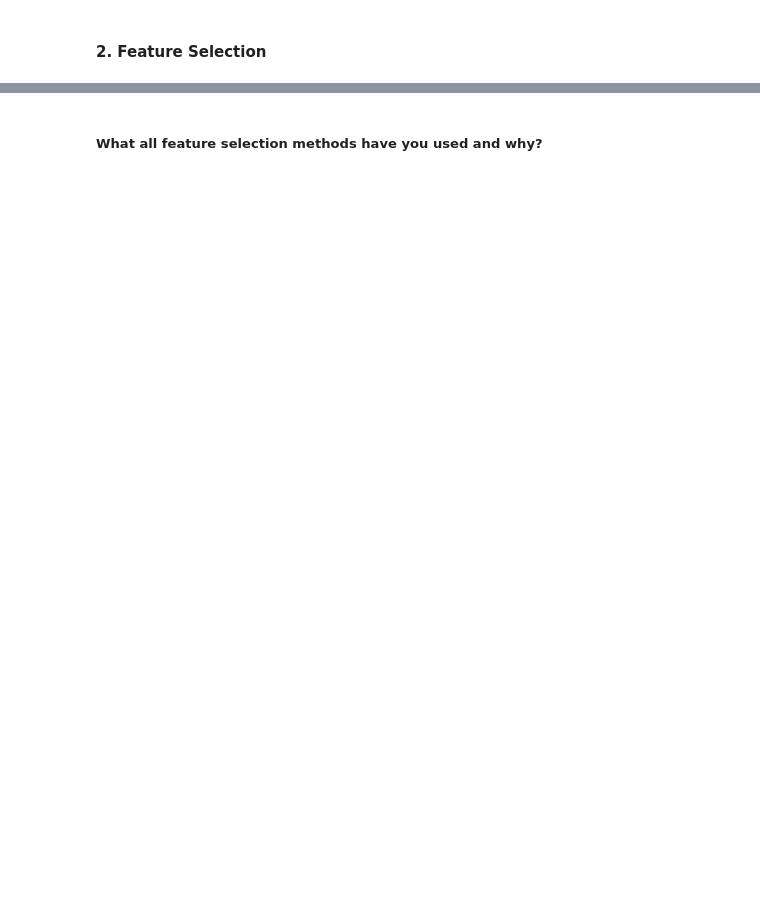
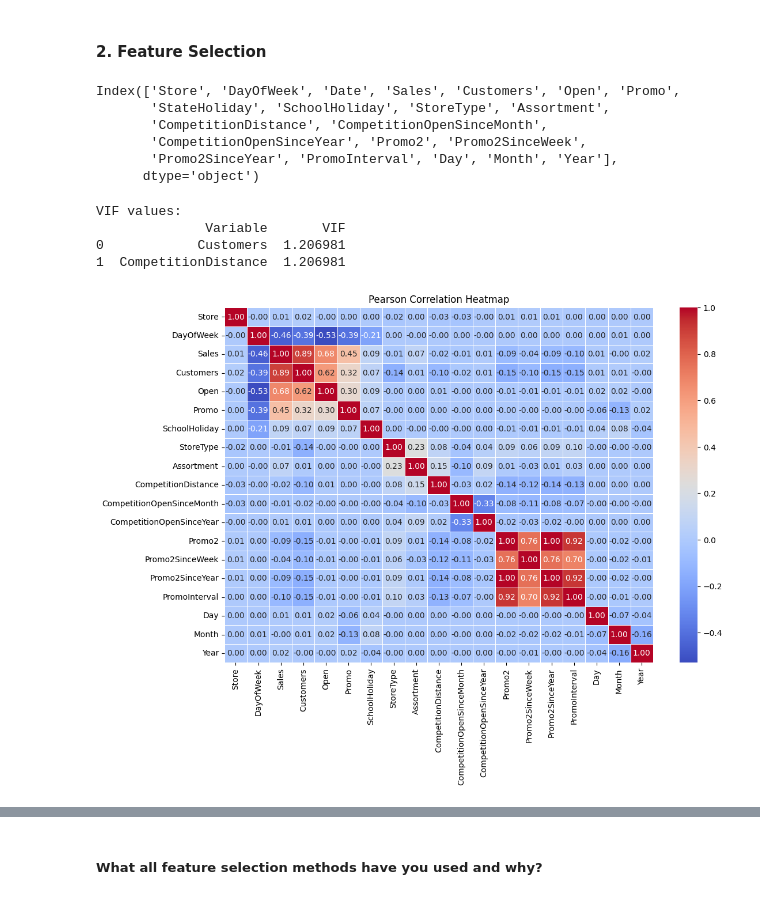
Before and after one commit to satyamkulkarni122/Assignment, a Jupyter notebook: Project_Retail_Sales_Predictions.ipynb, the cells around one changed output, grey strips where cells are left out. Cells and saved outputs as stored; diff of their text form; code cells hidden in the pictures; blank space fills up the shorter version.

```diff
--- a/Project_Retail_Sales_Predictions.ipynb
+++ b/Project_Retail_Sales_Predictions.ipynb
@@ -476,9 +483,6 @@ final1['Date'] = pd.to_datetime(final1['Date'])
 final1['Day'] = final1['Date'].dt.day
 final1['Month'] = final1['Date'].dt.month
 final1['Year'] = final1['Date'].dt.year
-
-# Remove Date column
-final1 = final1.drop('Date', axis=1)
 # %% [markdown]
 ### What all manipulations have you done and insights you found?
 # %% [markdown]
@@ -1172,0 +1186,21 @@ Answer Here.
+# %%
+# Perform Statistical Test to obtain P-Value
+final1['Date'] = pd.to_datetime(final1['Date'])
+
+# Sort the DataFrame by the 'Date' column
+final1_sorted = final1.sort_values('Date')
+
+# Set the date to split the data
+split_date = pd.to_datetime('01-08-2015')
+
+# Split the data into training and testing sets
+train_data = final1_sorted[final1_sorted['Date'] < split_date]
+test_data = final1_sorted[final1_sorted['Date'] >= split_date]
+
+# Extracting X and y from the training set
+X_train = train_data[['Customers', 'Open', 'Promo', 'SchoolHoliday']]
+y_train = train_data['Sales']
+
+# Extracting X and y from the testing set
+X_test = test_data[['Customers', 'Open', 'Promo', 'SchoolHoliday']]
+y_test = test_data['Sales']
@@ -1239,2 +1366,8 @@ Answer Here.
+# %%
+# Map above symbols with numeric values.
+
+final1['StoreType']    = final1['StoreType'].map({'a':2,'b':3,'c':4,'d':5})
+final1['Assortment']   = final1['Assortment'].map({'a':2, 'c':4,'b':3})
+final1['PromoInterval'] = final1['PromoInterval'].map({'Jan,Apr,Jul,Oct': 2, 'Feb,May,Aug,Nov': 3, 'Mar,Jun,Sept,Dec': 4, 0: 0})
 # %% [markdown]
 #### What all categorical encoding techniques have you used & why did you use those techniques?
@@ -1305,0 +1440,41 @@ Answer Here.
+# %%
+final1.columns
+# %% [output]
+Index(['Store', 'DayOfWeek', 'Date', 'Sales', 'Customers', 'Open', 'Promo',
+       'StateHoliday', 'SchoolHoliday', 'StoreType', 'Assortment',
+       'CompetitionDistance', 'CompetitionOpenSinceMonth',
+       'CompetitionOpenSinceYear', 'Promo2', 'Promo2SinceWeek',
+       'Promo2SinceYear', 'PromoInterval', 'Day', 'Month', 'Year'],
+      dtype='object')
+# %%
+# Select your features wisely to avoid overfitting
+# Variable inflation Factor for continues variables
+df = pd.DataFrame(final1)
+
+# Separate features and target variable
+X = df[['Customers', 'CompetitionDistance']]
+y = df['Sales']
+
+# Calculate VIF for each variable
+vif_data = pd.DataFrame()
+vif_data["Variable"] = X.columns
+vif_data["VIF"] = [variance_inflation_factor(X.values, i) for i in range(X.shape[1])]
+
+print("VIF values:")
+print(vif_data)
+# %% [output]
+VIF values:
+              Variable       VIF
+0            Customers  1.206981
+1  CompetitionDistance  1.206981
+# %%
+# Calculate correlation matrix
+correlation_matrix = final1.corr()
+
+# Visualize the correlation matrix using a heatmap with rounded values
+plt.figure(figsize=(12, 8))
+sns.heatmap(correlation_matrix, annot=True, cmap='coolwarm', linewidths=0.5, fmt=".2f")
+plt.title("Pearson Correlation Heatmap")
+plt.show()
+# %% [output]
+[figure, added]
```
Also changed, not shown: parts of 56 cells of this notebook.
